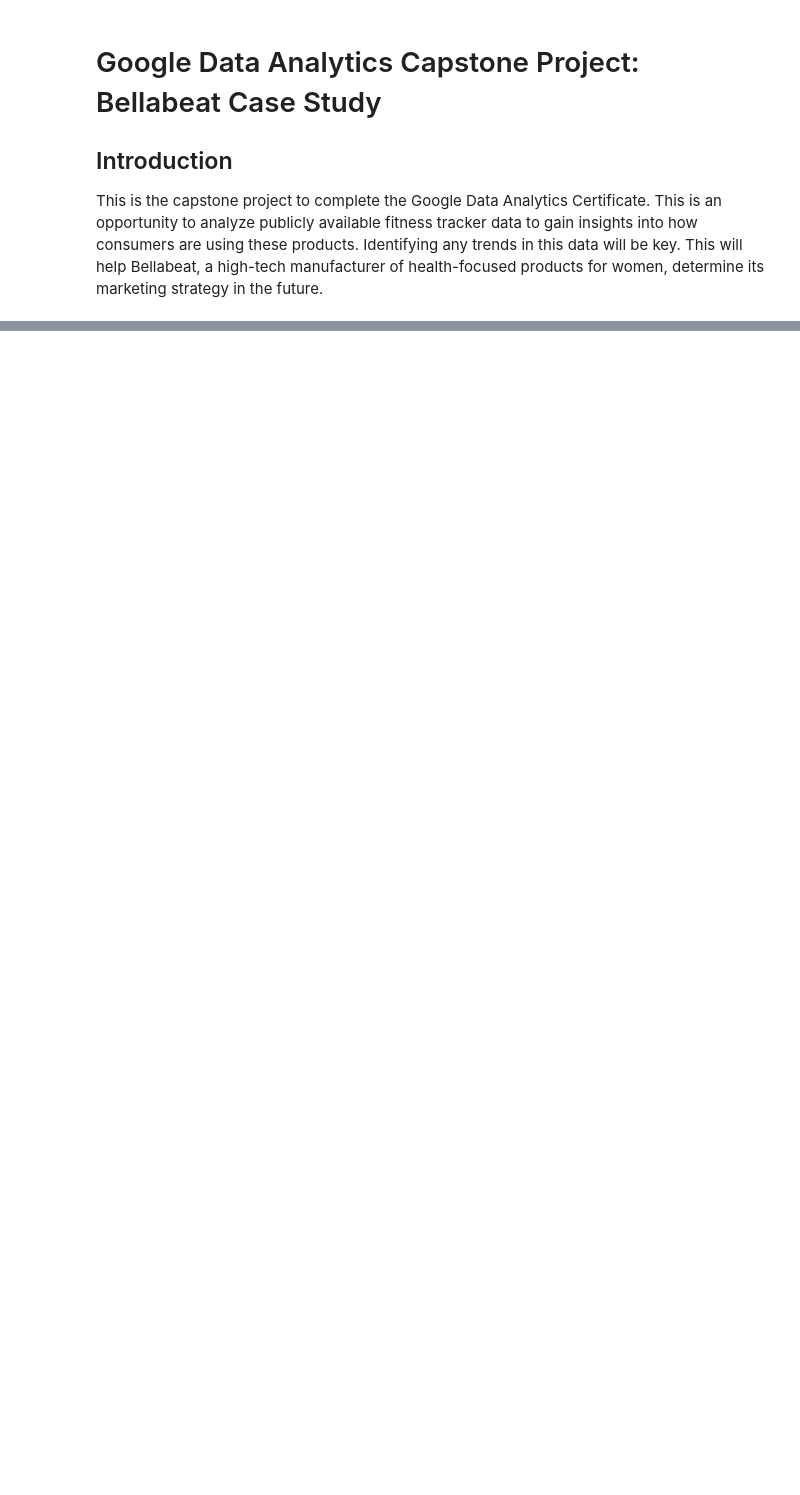
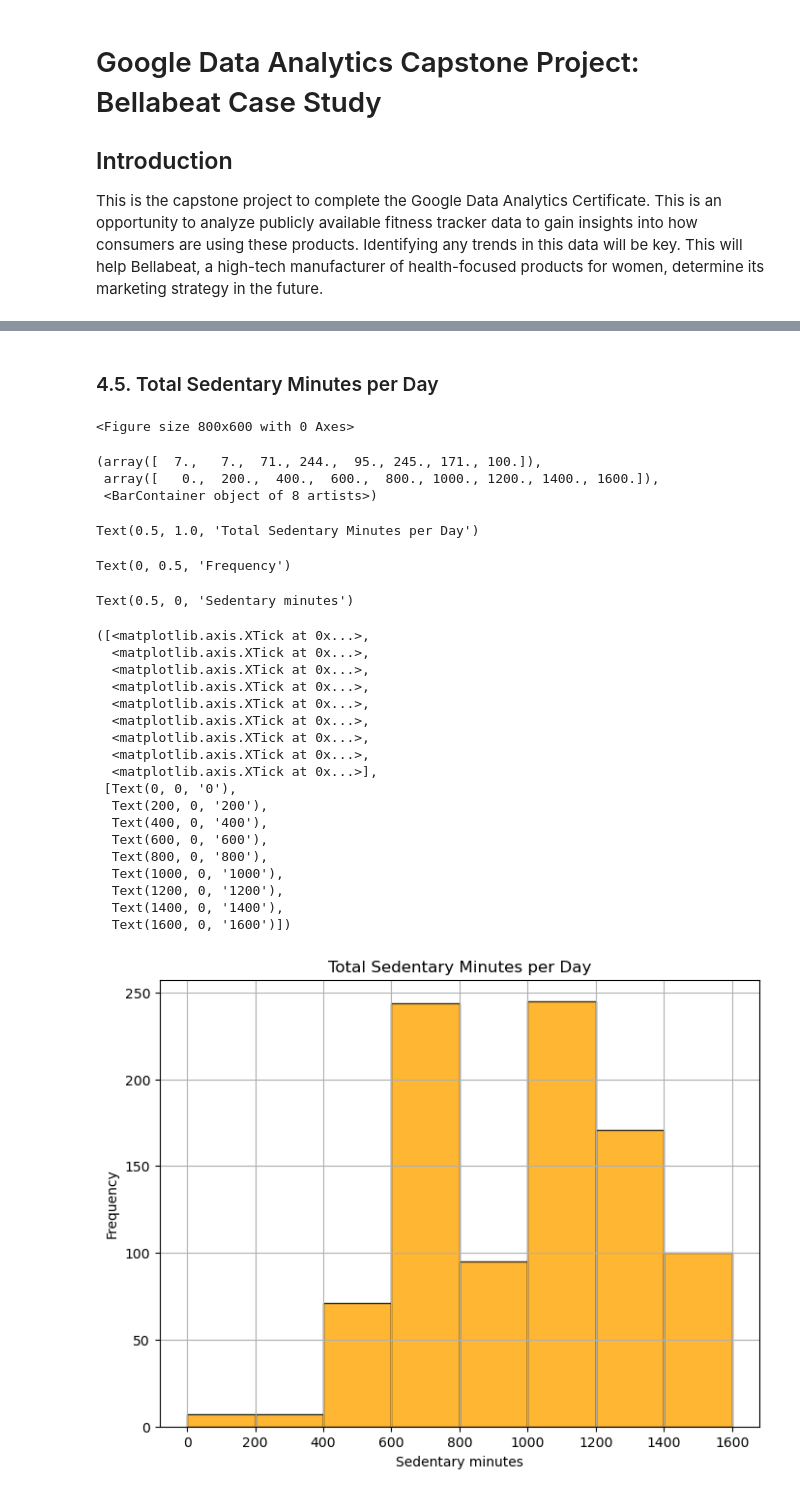
Before and after one commit to surbina85/Google-Data-Analytics-Capstone-Bellabeat, a Jupyter notebook: Bellabeat-case-study.ipynb, the cells around one changed output, grey strips where cells are left out. Cells and saved outputs as stored; diff of their text form; code cells hidden in the pictures; blank space fills up the shorter version.

```diff
--- a/Bellabeat-case-study.ipynb
+++ b/Bellabeat-case-study.ipynb
@@ -42,0 +631,45 @@ activity, sleep, and stress. The Time watch connects to the Bellabeat app to pro
+# %% [markdown]
+### 4.5. Total Sedentary Minutes per Day
+# %%
+# Define bin width
+bin_width = 200
+bins = range(0, daily_activity_sleep['SedentaryMinutes'].max() + bin_width, bin_width)
+
+# Create histogram
+plt.figure(figsize=(8,6))
+plt.hist(daily_activity_sleep['SedentaryMinutes'],bins=bins, alpha=0.8, color='orange', edgecolor='black')
+
+# Customise box plot
+plt.title('Total Sedentary Minutes per Day')
+plt.ylabel('Frequency')
+plt.xlabel('Sedentary minutes')
+plt.grid(True)
+plt.xticks(bins)
+plt.show()
+# %% [output]
+<Figure size 800x600 with 0 Axes>
+(array([  7.,   7.,  71., 244.,  95., 245., 171., 100.]),
+ array([   0.,  200.,  400.,  600.,  800., 1000., 1200., 1400., 1600.]),
+ <BarContainer object of 8 artists>)
+Text(0.5, 1.0, 'Total Sedentary Minutes per Day')
+Text(0, 0.5, 'Frequency')
+Text(0.5, 0, 'Sedentary minutes')
+([<matplotlib.axis.XTick at 0x...>,
+  <matplotlib.axis.XTick at 0x...>,
+  <matplotlib.axis.XTick at 0x...>,
+  <matplotlib.axis.XTick at 0x...>,
+  <matplotlib.axis.XTick at 0x...>,
+  <matplotlib.axis.XTick at 0x...>,
+  <matplotlib.axis.XTick at 0x...>,
+  <matplotlib.axis.XTick at 0x...>,
+  <matplotlib.axis.XTick at 0x...>],
+ [Text(0, 0, '0'),
+  Text(200, 0, '200'),
+  Text(400, 0, '400'),
+  Text(600, 0, '600'),
+  Text(800, 0, '800'),
+  Text(1000, 0, '1000'),
+  Text(1200, 0, '1200'),
+  Text(1400, 0, '1400'),
+  Text(1600, 0, '1600')])
+[figure, added]
```
Also changed, not shown: parts of 53 cells of this notebook.
